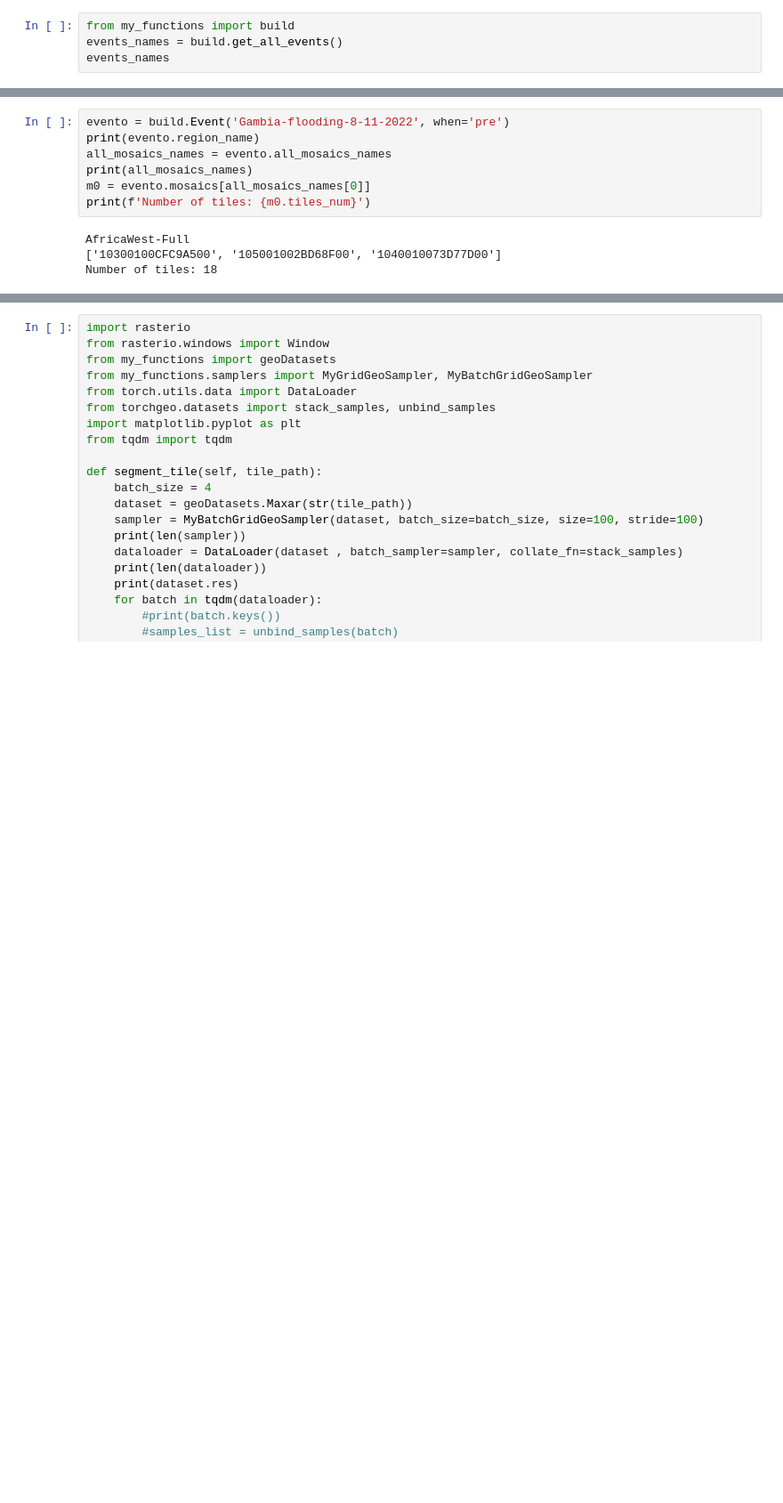
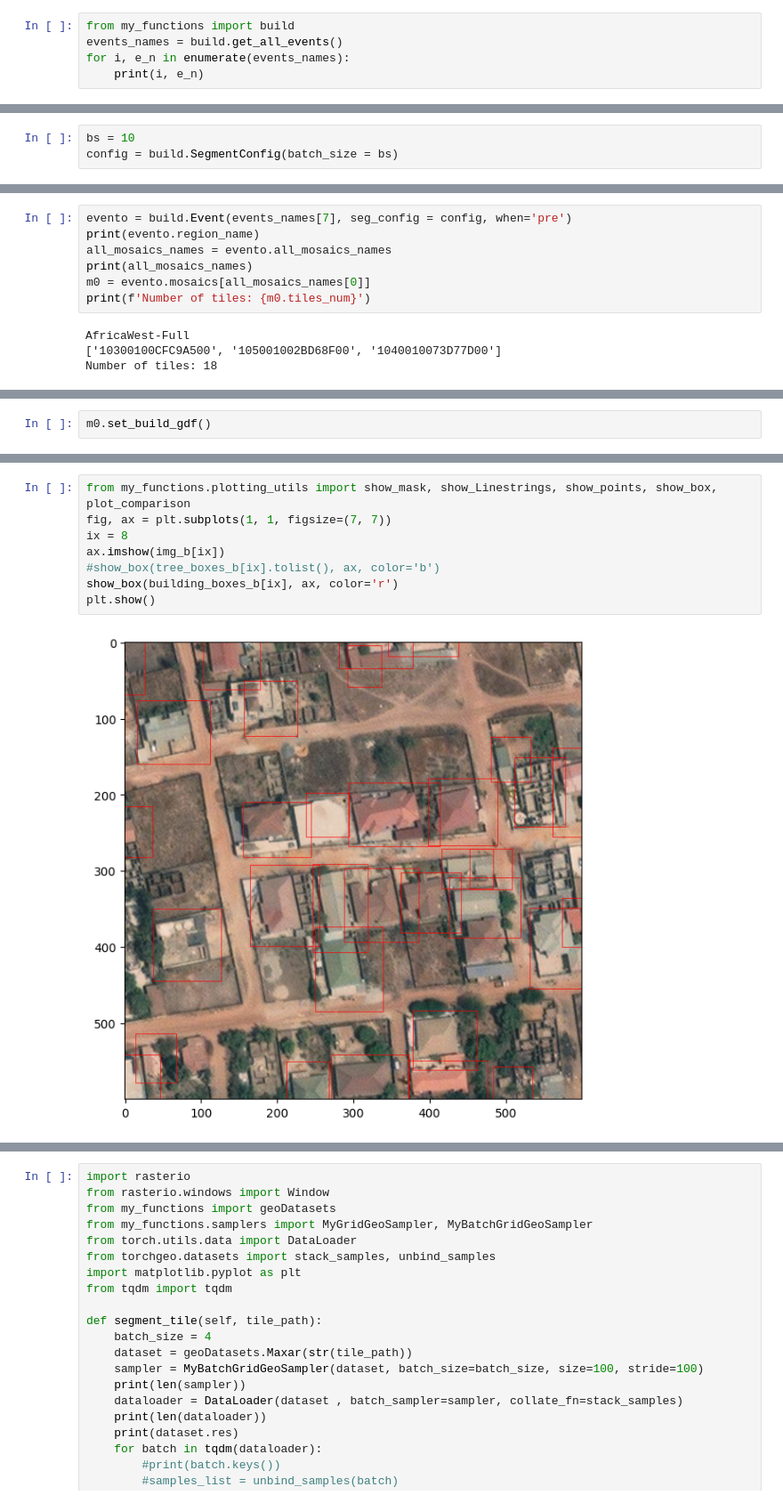
Before and after one commit to JacopoLungo/maxarSrc, a Jupyter notebook: notebooks/build_resources/build_all.ipynb, the cells around one changed output, grey strips where cells are left out. Shown at 89% size. Cells and saved outputs as stored; diff of their text form; blank space fills up the shorter version.

Commit message:
working buildings boxes retrieval

```diff
--- a/notebooks/build_resources/build_all.ipynb
+++ b/notebooks/build_resources/build_all.ipynb
@@ -14,5 +14,6 @@ from my_functions import build
 # %%
 from my_functions import build
 events_names = build.get_all_events()
-events_names
+for i, e_n in enumerate(events_names):
+    print(i, e_n)
 # %% [output]
@@ -35,0 +37,3 @@ events_names
+# %%
+bs = 10
+config = build.SegmentConfig(batch_size = bs)
@@ -36,5 +42,5 @@ events_names
 # %%
-evento = build.Event('Gambia-flooding-8-11-2022', when='pre')
+evento = build.Event(events_names[7], seg_config = config, when='pre')
 print(evento.region_name)
 all_mosaics_names = evento.all_mosaics_names
 print(all_mosaics_names)
@@ -78,0 +53,2 @@ def my_stack_samples(samples: Iterable[dict[Any, Any]]) -> dict[Any, Any]:
+# %%
+m0.set_build_gdf()
@@ -78,0 +136,10 @@ def my_stack_samples(samples: Iterable[dict[Any, Any]]) -> dict[Any, Any]:
+# %%
+from my_functions.plotting_utils import show_mask, show_Linestrings, show_points, show_box, plot_comparison
+fig, ax = plt.subplots(1, 1, figsize=(7, 7))
+ix = 8
+ax.imshow(img_b[ix])
+#show_box(tree_boxes_b[ix].tolist(), ax, color='b')
+show_box(building_boxes_b[ix], ax, color='r')
+plt.show()
+# %% [output]
+[figure, added]
```
Also changed, not shown: parts of 8 cells of this notebook, 3 other files.
